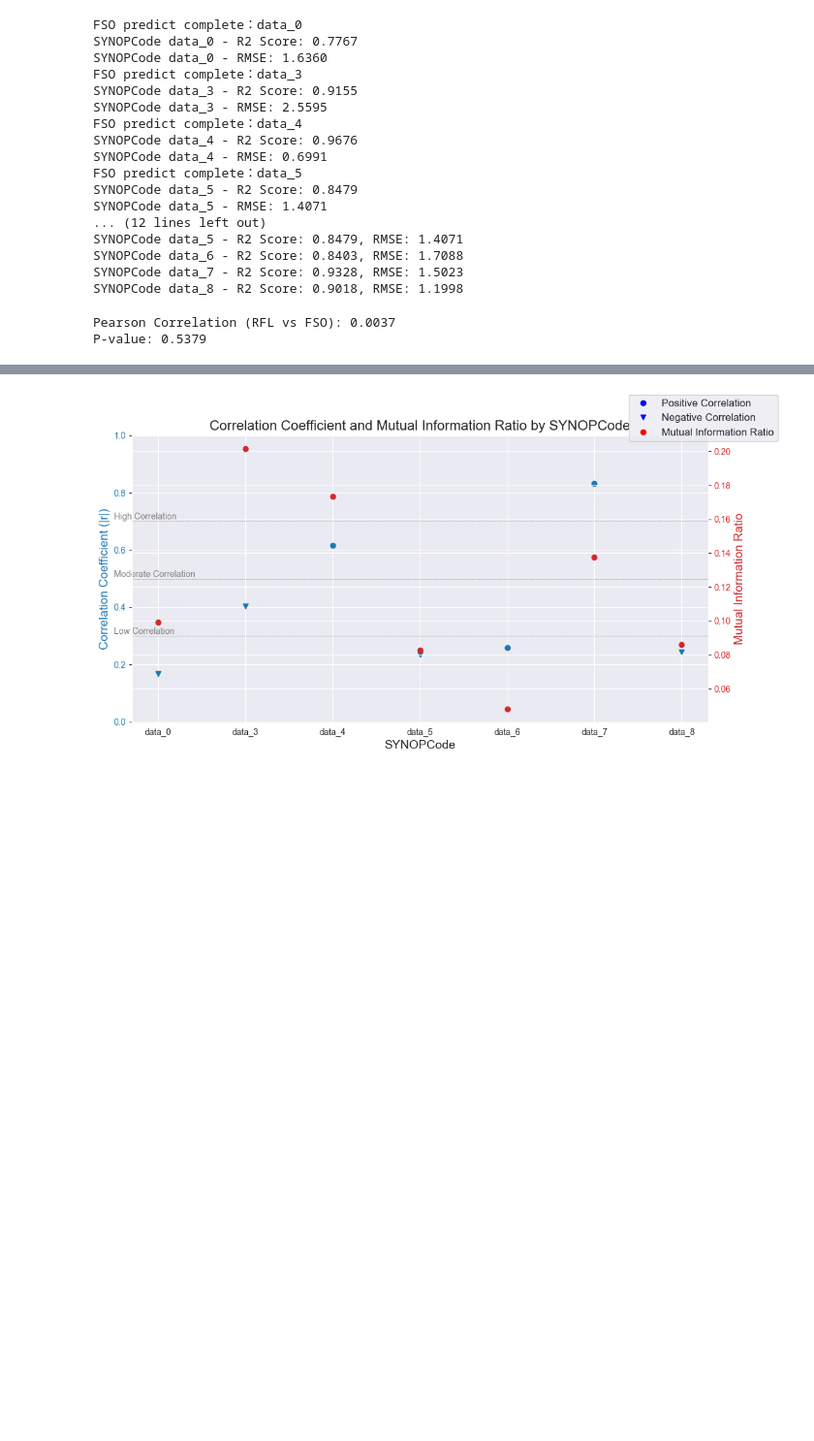
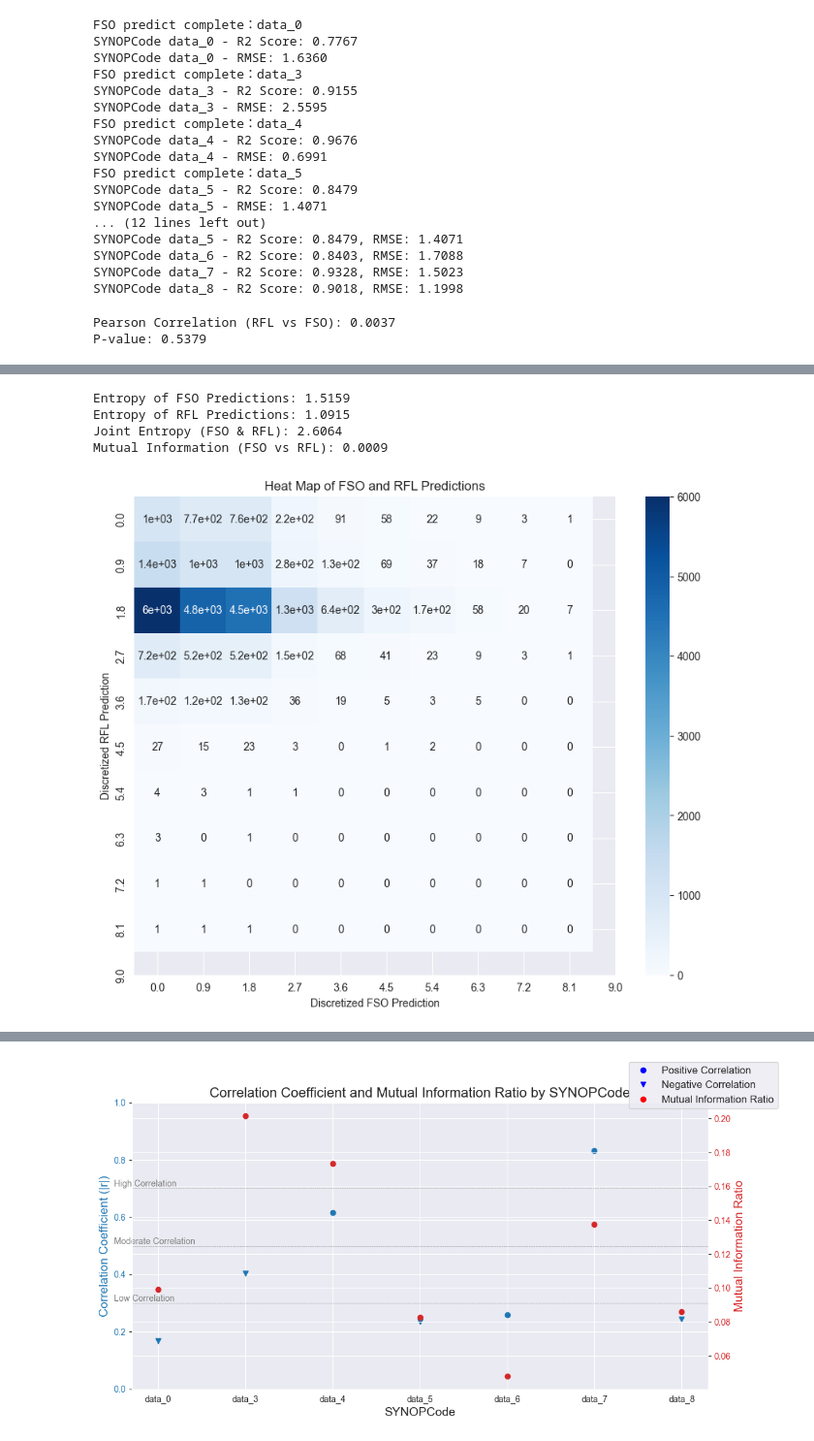
Before and after one commit to JackyZhouZhen/Research_ZhenZhou, a Jupyter notebook: Research_ZhenZhou_parB_1.ipynb, the cells around one changed output, grey strips where cells are left out. Shown at 97% size. Cells and saved outputs as stored; diff of their text form; code cells hidden in the pictures; blank space fills up the shorter version.

```diff
--- a/Research_ZhenZhou_parB_1.ipynb
+++ b/Research_ZhenZhou_parB_1.ipynb
@@ -608,0 +587,18 @@ Total RFL Model - RMSE: 1.2429
+# %%
+best_features_rfl = {
+    'data_0': ['Distance', 'Frequency', 'TemperatureMax', 'Time'],
+    'data_3': ['RelativeHumidity', 'TemperatureDifference', 'Time', 'TemperatureMax'],
+    'data_4': ['Visibility', 'Frequency', 'AbsoluteHumidity', 'VisibilityMin', 'Temperature'],
+    'data_5': ['Distance', 'Frequency', 'AbsoluteHumidityMax', 'AbsoluteHumidity', 'ParticulateMax'],
+    'data_6': ['Particulate', 'Distance', 'TemperatureMax', 'VisibilityMin', 'AbsoluteHumidity'],
+    'data_7': ['Time', 'RelativeHumidity', 'RainIntensityMax', 'RainIntensity', 'TemperatureDifference'],
+    'data_8': ['Distance', 'AbsoluteHumidityMax', 'TemperatureDifference', 'Frequency', 'RainIntensityMin']
+}
+
+# Train FSO models
+models_rfl, total_y_true_rfl, total_y_pred_rfl, total_r2_rfl, total_rmse_rfl = train_models(
+    data_by_synop=data_by_synop,
+    best_features=best_features_rfl,
+    target='RFL_Att',
+    param_grid=param_grid
+)
@@ -609,3 +623,13 @@ Total RFL Model - RMSE: 1.2429
+# %%
+# Add the 'FSO_Pred' column to the dataset
+for key, data_subset in data_by_synop.items():
+    if key in models_rfl:
+        rfl_model = models_rfl[key]
+        features_rfl = best_features_rfl[key]
+
+        # Create a copy of the DataFrame to avoid the warning
+        data_by_synop[key] = data_subset.copy()
+        data_by_synop[key]['RFL_Pred'] = rfl_model.predict(data_subset[features_rfl])
 # %%
 best_features_fso = {
     'data_0': ['Visibility', 'AbsoluteHumidityMin', 'TemperatureMax', 'TemperatureMin', 'VisibilityMin', 'Temperature', 'RFL_Pred'],
@@ -961,0 +794,22 @@ plt.show()
+# %%
+# Assuming fso_pred_all and rfl_pred_all are your predictions from FSO and RFL models.
+entropy_fso, entropy_rfl, joint_entropy_fso_rfl, mutual_info, fso_discretized, rfl_discretized = calculate_discretized_mutual_information(
+    fso_predictions=fso_pred_all,
+    rfl_predictions=rfl_pred_all,
+    n_bins=10
+)
+
+print(f"Entropy of FSO Predictions: {entropy_fso:.4f}")
+print(f"Entropy of RFL Predictions: {entropy_rfl:.4f}")
+print(f"Joint Entropy (FSO & RFL): {joint_entropy_fso_rfl:.4f}")
+print(f"Mutual Information (FSO vs RFL): {mutual_info:.4f}")
+# %% [output]
+Entropy of FSO Predictions: 1.5159
+Entropy of RFL Predictions: 1.0915
+Joint Entropy (FSO & RFL): 2.6064
+Mutual Information (FSO vs RFL): 0.0009
+# %%
+# Visualize the heatmap
+visualize_heatmap(rfl_discretized, fso_discretized, n_bins=10)
+# %% [output]
+[figure, added]
```
Also changed, not shown: parts of 39 cells of this notebook.
